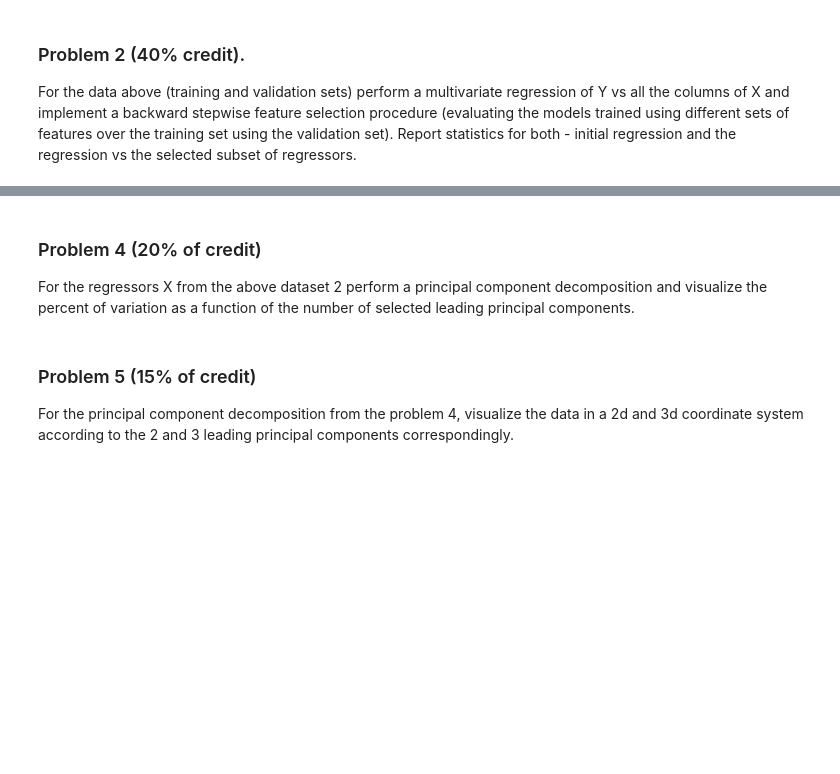
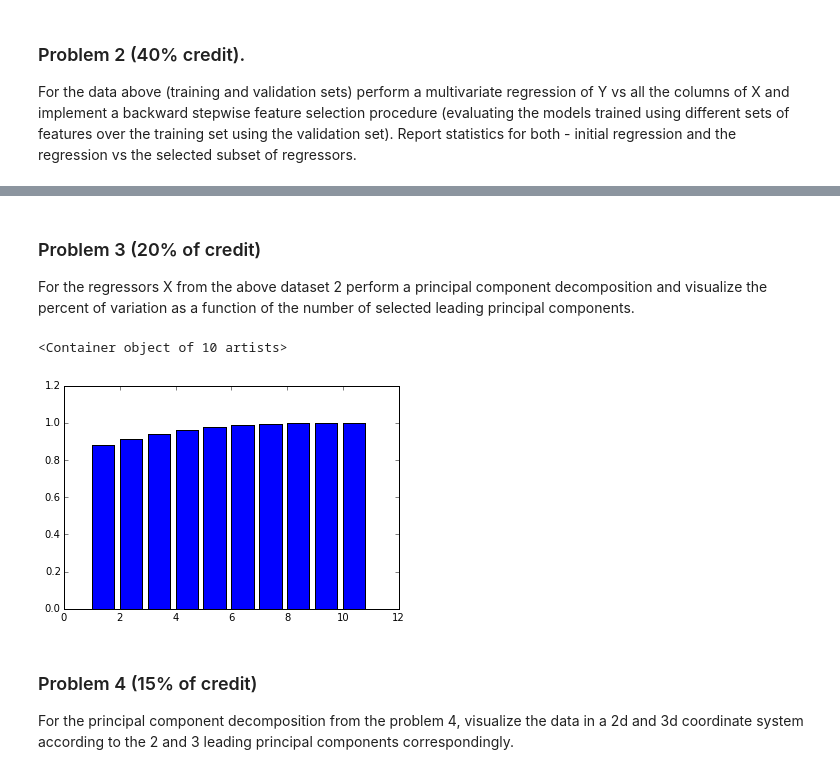
Before and after one commit to dm3805/ADS, a Jupyter notebook: Miura_ADS_HW4.ipynb, the cells around one changed output, grey strips where cells are left out. Drawn from its saved outputs; the diff is of its cells as text; code cells hidden in the pictures; blank space fills up the shorter version.

```diff
--- a/Miura_ADS_HW4.ipynb
+++ b/Miura_ADS_HW4.ipynb
@@ -42,3 +50,9 @@ valid1.head()
 # %% [markdown]
 ### Problem 2 (40% credit).
 For the data above (training and validation sets) perform a multivariate regression of Y vs all the columns of X and implement a backward stepwise feature selection procedure (evaluating the models trained using different sets of features over the training set using the validation set). Report statistics for both - initial regression and the regression vs the selected subset of regressors.
+# %%
+formstr = 'Y~-1'
+for i in range(1,21):
+    formstr = formstr+'+X'+str(i)
+    lm0 = smf.ols(formula=formstr, data=train1).fit()
+print lm0.summary()
@@ -44,0 +77,10 @@ For the data above (training and validation sets) perform a multivariate regress
+# %%
+def regress(mask):
+    formstr='Y~-1'
+    for i in range(0,len(mask)):
+        if mask[i]==1:
+            formstr=formstr+'+X'+str(i+1)
+    lm = smf.ols(formula=formstr, data = train1).fit()
+    lmy2 = lm.predict(valid1)
+    R2=1-sum(pow(lmy2-valid1.Y,2))/sum(pow(valid1.Y-mean(valid1.Y),2))
+    return (R2,lm)
@@ -54,8 +135,36 @@ data2.head()
 | 3 | -11.539916 | 1.168906 | -5.640197 | -12.757397 | -3.153445 | -5.316729 | 9.594091 | 5.387306 | 3.617259 | 6.098015 | -4.949503 |
 | 4 | 5.227771 | -5.799965 | 1.170432 | 2.397935 | 5.572502 | 0.871541 | 2.330155 | -2.214523 | 3.428943 | -6.646335 | 2.131978 |
 # %% [markdown]
-### Problem 4 (20% of credit)
+### Problem 3 (20% of credit)
 For the regressors X from the above dataset 2 perform a principal component decomposition and visualize the percent of variation as a function of the number of selected leading principal components.
+# %%
+Y = np.matrix(data2.Y)
+X = np.matrix(data2.drop('Y', 1))
+
+mean0 = mean(X,0)
+std0 = std(X,0)
+X1 = 1.0*np.array(X)
+for i in xrange(0,9):
+    X1[:,i]=(X1[:,i]-mean0[0,i])/std0[0,i]
+
+#singular value decomposition
+U, s, Vt = np.linalg.svd(X1)
+V = Vt.T
+
+#sorting results
+ind = np.argsort(s)[::-1]
+U = U[:, ind]
+s = s[ind]
+V = V[:, ind]
+S = np.diag(s)
+P=X1*np.matrix(V)
+
+sc=cumsum(s**2/sum(s**2))
+
+plt.bar(range(1,(len(sc)+1)),sc)
+# %% [output]
+<Container object of 10 artists>
+[figure, added]
 # %% [markdown]
-### Problem 5 (15% of credit)
+### Problem 4 (15% of credit)
 For the principal component decomposition from the problem 4, visualize the data in a 2d and 3d coordinate system according to the 2 and 3 leading principal components correspondingly.
```
Also changed, not shown: parts of 7 cells of this notebook.
